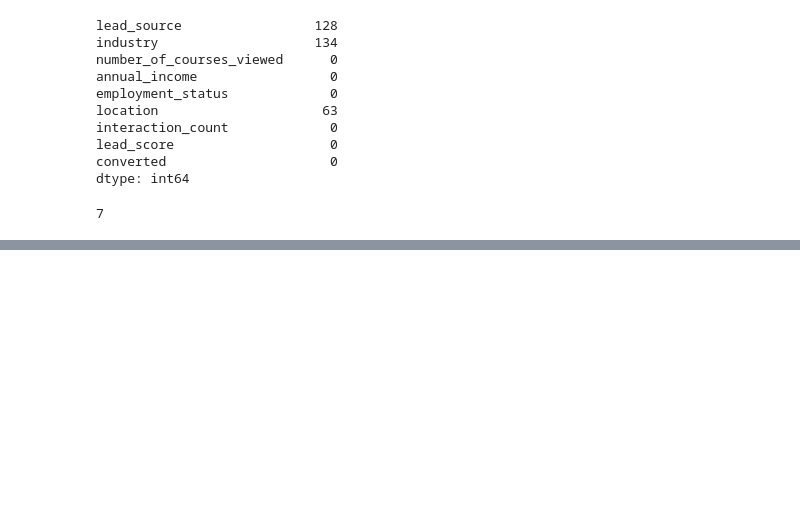
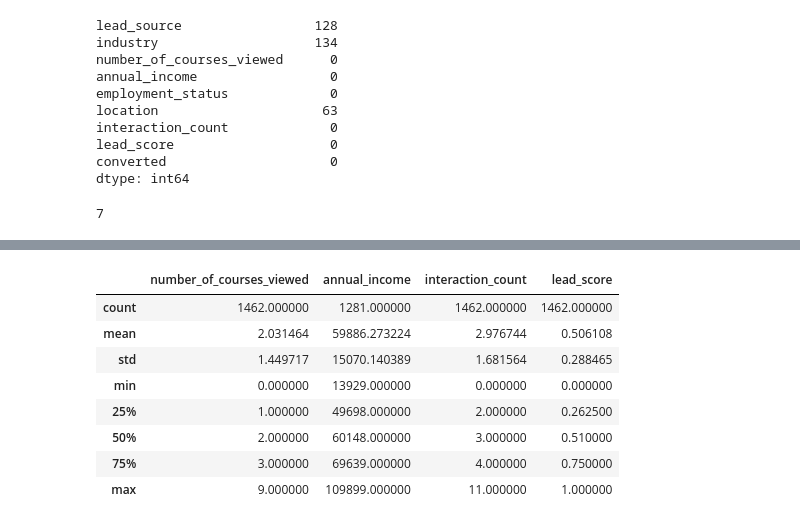
Before and after one commit to OluchiTheAnalyst/My-Machine-Learning-Zoom-camp-Journey, a Jupyter notebook: 03-Classification/Homework_3.ipynb, the cells around one changed output, grey strips where cells are left out. Cells and saved outputs as stored; diff of their text form; code cells hidden in the pictures; blank space fills up the shorter version.

```diff
--- a/03-Classification/Homework_3.ipynb
+++ b/03-Classification/Homework_3.ipynb
@@ -94,0 +121,21 @@ df['industry'].nunique()
+# %%
+## Create the correlation matrix for the numerical features of your dataset
+## In a correlation matrix, you compute the correlation coefficient between every pair of features in the dataset
+## What are the two features that have the biggest correlation in this dataset?
+
+data_numeric = df.copy()
+data_numeric = df.drop(
+    ['lead_source', 'industry', 'employment_status', 'location', 'converted'],
+    axis=1
+)
+data_numeric.describe()
+# %% [output]
+|  | number_of_courses_viewed | annual_income | interaction_count | lead_score |
+| count | 1462.000000 | 1281.000000 | 1462.000000 | 1462.000000 |
+| mean | 2.031464 | 59886.273224 | 2.976744 | 0.506108 |
+| std | 1.449717 | 15070.140389 | 1.681564 | 0.288465 |
+| min | 0.000000 | 13929.000000 | 0.000000 | 0.000000 |
+| 25% | 1.000000 | 49698.000000 | 2.000000 | 0.262500 |
+| 50% | 2.000000 | 60148.000000 | 3.000000 | 0.510000 |
+| 75% | 3.000000 | 69639.000000 | 4.000000 | 0.750000 |
+| max | 9.000000 | 109899.000000 | 11.000000 | 1.000000 |
```
Also changed, not shown: parts of 33 cells of this notebook.
